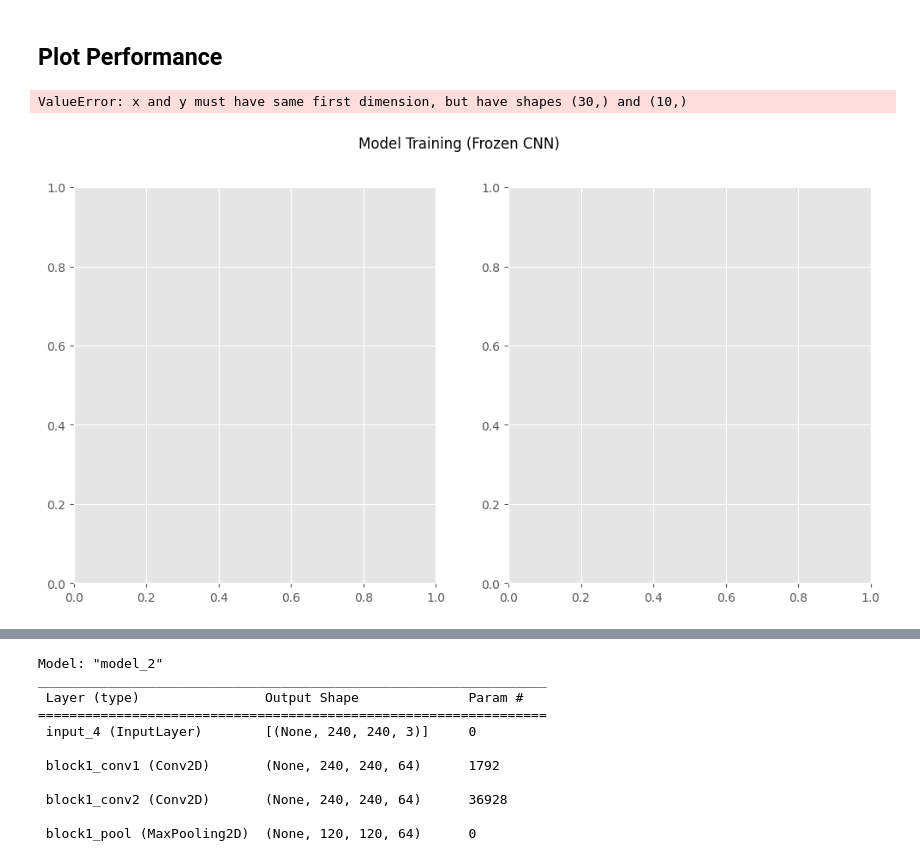
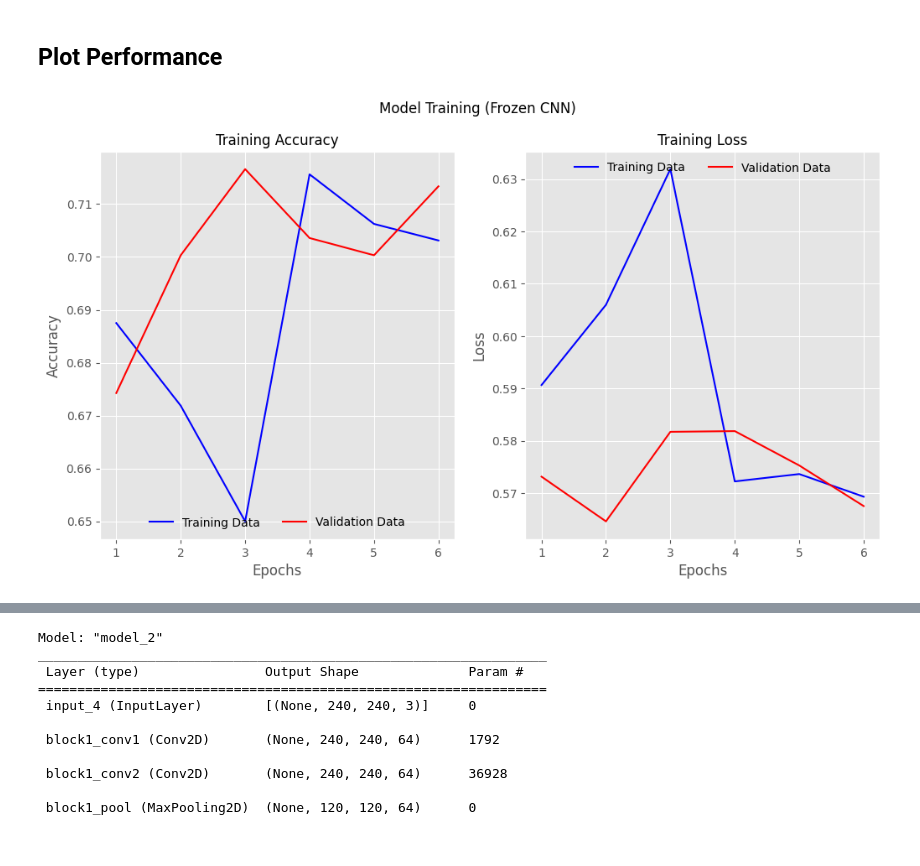
Before and after one commit to mikemwai/oncolyticnet, a Jupyter notebook: oncolyticnet.ipynb, the cells around one changed output, grey strips where cells are left out. Cells and saved outputs as stored; diff of their text form; code cells hidden in the pictures.

```diff
--- a/oncolyticnet.ipynb
+++ b/oncolyticnet.ipynb
@@ -682,26 +724,27 @@ Epoch 10: early stopping
 # %%
 fig, (ax1, ax2) = plt.subplots (nrows=1, ncols=2, figsize=(12,6))
 fig.suptitle("Model Training (Frozen CNN)", fontsize=12)
-max_epoch= len(history_01.history['accuracy'])+1
-epochs_list = list(range(1, max_epoch))
+
+# Use the length of the actual training history for the x-axis
+max_epoch= len(history_02.history['accuracy'])
+epochs_list = list(range(1, max_epoch + 1))  # Add 1 to include the last epoch
 
 ax1.plot(epochs_list, history_02.history['accuracy'], color='b', linestyle='-', label='Training Data')
 ax1.plot(epochs_list, history_02.history['val_accuracy'], color='r', linestyle='-', label='Validation Data')
 ax1.set_title('Training Accuracy', fontsize=12)
 ax1.set_xlabel('Epochs', fontsize=12)
 ax1.set_ylabel('Accuracy', fontsize=12)
 ax1.legend (frameon=False, loc='lower center', ncol=2)
 
 ax2.plot(epochs_list, history_02.history['loss'], color='b', linestyle= '-', label='Training Data')
 ax2.plot(epochs_list, history_02.history['val_loss'], color='r', linestyle= '-', label='Validation Data')
 ax2.set_title('Training Loss', fontsize=12)
 ax2.set_xlabel('Epochs', fontsize=12)
 ax2.set_ylabel('Loss', fontsize=12)
 ax2.legend (frameon=False, loc='upper center', ncol=2)
 plt.savefig("training_frozencnn.jpeg", format='jpeg', dpi=100, bbox_inches='tight')
 # %% [output]
-ValueError: x and y must have same first dimension, but have shapes (30,) and (10,)
-[figure, old version]
+[figure, new version]
 # %%
 if not os.path.isdir ('model_weights/'):
   os.mkdir('model_weights/')
```
Also changed, not shown: parts of 17 cells of this notebook, 2 other files.
